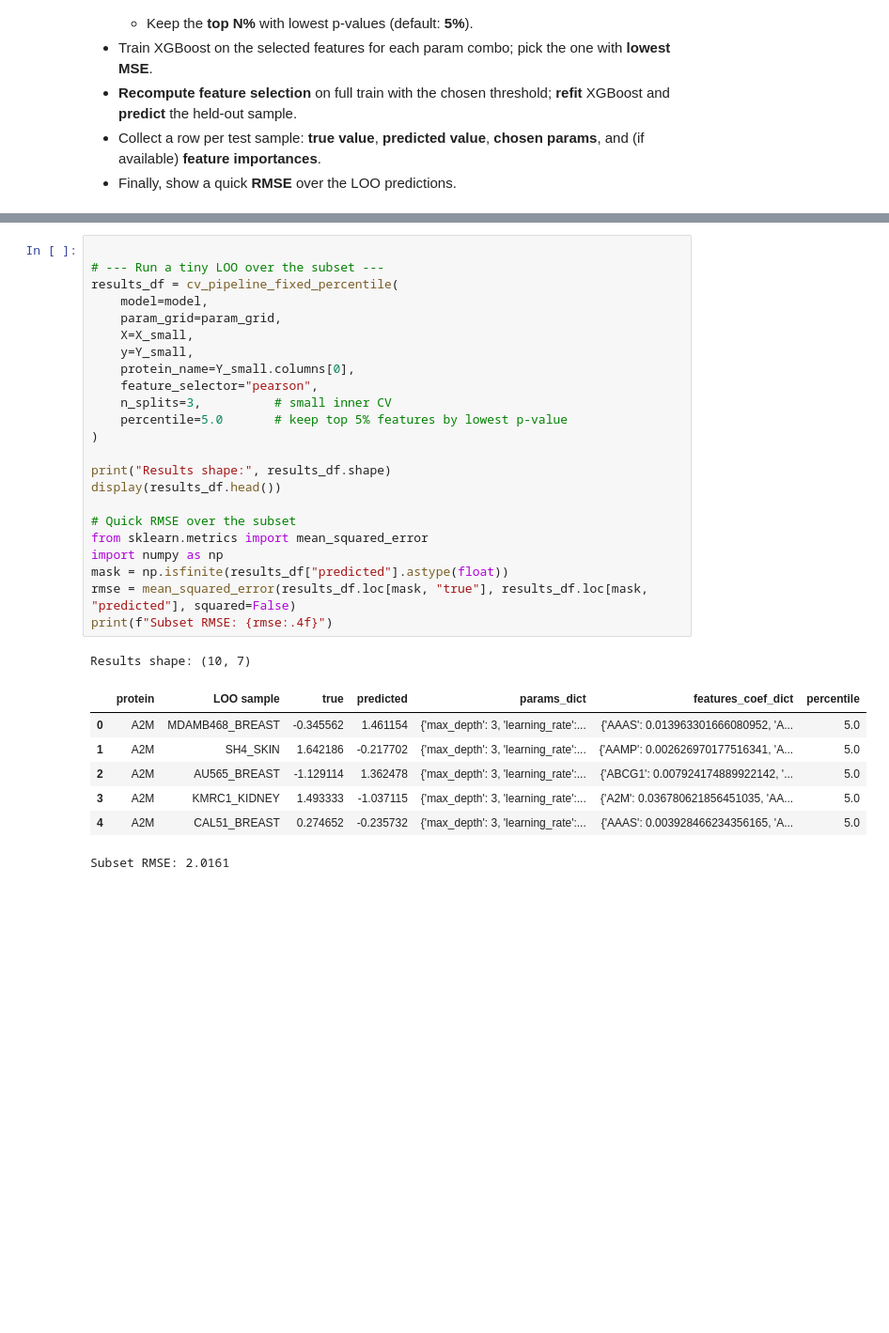
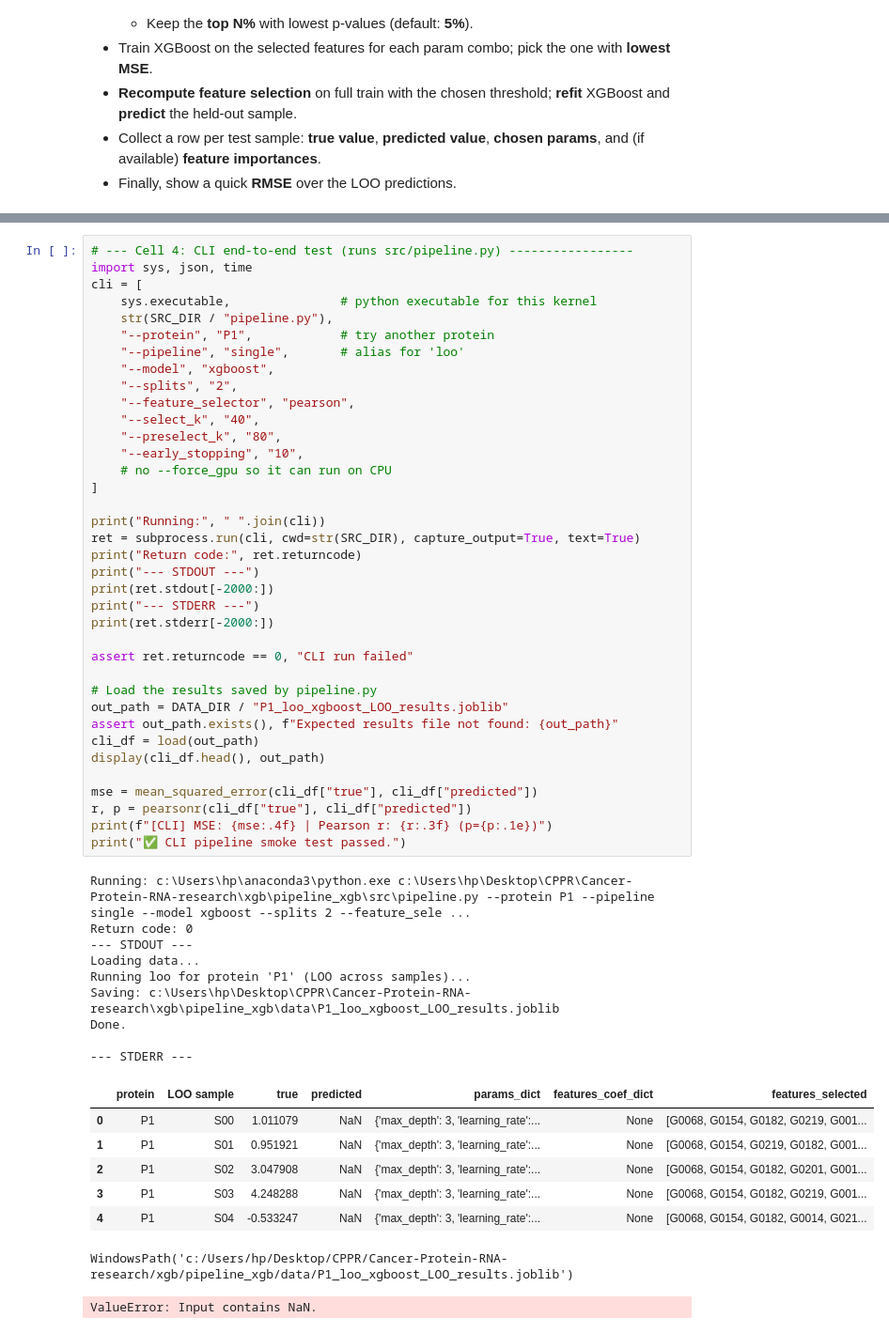
Before and after one commit to flaviocaroli/Cancer-Protein-RNA-research, a Jupyter notebook: xgb/pipeline_xgb/pipeline_test.ipynb, the cells around one changed output, grey strips where cells are left out. Shown at 94% size. Drawn from its saved outputs; the diff is of its cells as text; blank space fills up the shorter version.

Commit message:
improved pipeline_xgb

```diff
--- a/xgb/pipeline_xgb/pipeline_test.ipynb
+++ b/xgb/pipeline_xgb/pipeline_test.ipynb
@@ -127,33 +154,56 @@ Subset X: (10, 400) Subset Y: (10, 1)
 # %%
+# --- Cell 4: CLI end-to-end test (runs src/pipeline.py) -----------------
+import sys, json, time
+cli = [
+    sys.executable,               # python executable for this kernel
+    str(SRC_DIR / "pipeline.py"),
+    "--protein", "P1",            # try another protein
+    "--pipeline", "single",       # alias for 'loo'
+    "--model", "xgboost",
+    "--splits", "2",
+    "--feature_selector", "pearson",
+    "--select_k", "40",
+    "--preselect_k", "80",
+    "--early_stopping", "10",
+    # no --force_gpu so it can run on CPU
+]
 
-# --- Run a tiny LOO over the subset ---
-results_df = cv_pipeline_fixed_percentile(
-    model=model,
-    param_grid=param_grid,
-    X=X_small,
-    y=Y_small,
-    protein_name=Y_small.columns[0],
-    feature_selector="pearson",
-    n_splits=3,          # small inner CV
-    percentile=5.0       # keep top 5% features by lowest p-value
-)
+print("Running:", " ".join(cli))
+ret = subprocess.run(cli, cwd=str(SRC_DIR), capture_output=True, text=True)
+print("Return code:", ret.returncode)
+print("--- STDOUT ---")
+print(ret.stdout[-2000:])
+print("--- STDERR ---")
+print(ret.stderr[-2000:])
 
-print("Results shape:", results_df.shape)
-display(results_df.head())
+assert ret.returncode == 0, "CLI run failed"
 
-# Quick RMSE over the subset
-from sklearn.metrics import mean_squared_error
-import numpy as np
-mask = np.isfinite(results_df["predicted"].astype(float))
-rmse = mean_squared_error(results_df.loc[mask, "true"], results_df.loc[mask, "predicted"], squared=False)
-print(f"Subset RMSE: {rmse:.4f}")
+# Load the results saved by pipeline.py
+out_path = DATA_DIR / "P1_loo_xgboost_LOO_results.joblib"
+assert out_path.exists(), f"Expected results file not found: {out_path}"
+cli_df = load(out_path)
+display(cli_df.head(), out_path)
+
+mse = mean_squared_error(cli_df["true"], cli_df["predicted"])
+r, p = pearsonr(cli_df["true"], cli_df["predicted"])
+print(f"[CLI] MSE: {mse:.4f} | Pearson r: {r:.3f} (p={p:.1e})")
+print("✅ CLI pipeline smoke test passed.")
 # %% [output]
-Results shape: (10, 7)
+Running: c:\Users\hp\anaconda3\python.exe c:\Users\hp\Desktop\CPPR\Cancer-Protein-RNA-research\xgb\pipeline_xgb\src\pipeline.py --protein P1 --pipeline single --model xgboost --splits 2 --feature_sele ...
+Return code: 0
+--- STDOUT ---
+Loading data...
+Running loo for protein 'P1' (LOO across samples)...
+Saving: c:\Users\hp\Desktop\CPPR\Cancer-Protein-RNA-research\xgb\pipeline_xgb\data\P1_loo_xgboost_LOO_results.joblib
+Done.
+
+--- STDERR ---
-|  | protein | LOO sample | true | predicted | params_dict | features_coef_dict | percentile |
-| 0 | A2M | MDAMB468_BREAST | -0.345562 | 1.461154 | {'max_depth': 3, 'learning_rate':... | {'AAAS': 0.013963301666080952, 'A... | 5.0 |
-| 1 | A2M | SH4_SKIN | 1.642186 | -0.217702 | {'max_depth': 3, 'learning_rate':... | {'AAMP': 0.002626970177516341, 'A... | 5.0 |
-| 2 | A2M | AU565_BREAST | -1.129114 | 1.362478 | {'max_depth': 3, 'learning_rate':... | {'ABCG1': 0.007924174889922142, '... | 5.0 |
-| 3 | A2M | KMRC1_KIDNEY | 1.493333 | -1.037115 | {'max_depth': 3, 'learning_rate':... | {'A2M': 0.036780621856451035, 'AA... | 5.0 |
-| 4 | A2M | CAL51_BREAST | 0.274652 | -0.235732 | {'max_depth': 3, 'learning_rate':... | {'AAAS': 0.003928466234356165, 'A... | 5.0 |
+|  | protein | LOO sample | true | predicted | params_dict | features_coef_dict | features_selected |
+| 0 | P1 | S00 | 1.011079 | NaN | {'max_depth': 3, 'learning_rate':... | None | [G0068, G0154, G0182, G0219, G001... |
+| 1 | P1 | S01 | 0.951921 | NaN | {'max_depth': 3, 'learning_rate':... | None | [G0068, G0154, G0219, G0182, G001... |
+| 2 | P1 | S02 | 3.047908 | NaN | {'max_depth': 3, 'learning_rate':... | None | [G0068, G0154, G0182, G0201, G001... |
+| 3 | P1 | S03 | 4.248288 | NaN | {'max_depth': 3, 'learning_rate':... | None | [G0068, G0154, G0182, G0219, G001... |
+| 4 | P1 | S04 | -0.533247 | NaN | {'max_depth': 3, 'learning_rate':... | None | [G0068, G0154, G0182, G0014, G021... |
-Subset RMSE: 2.0161
+WindowsPath('c:/Users/hp/Desktop/CPPR/Cancer-Protein-RNA-research/xgb/pipeline_xgb/data/P1_loo_xgboost_LOO_results.joblib')
+ValueError: Input contains NaN.
 # %%
```
Also changed, not shown: parts of 5 cells of this notebook, 5 other files.
